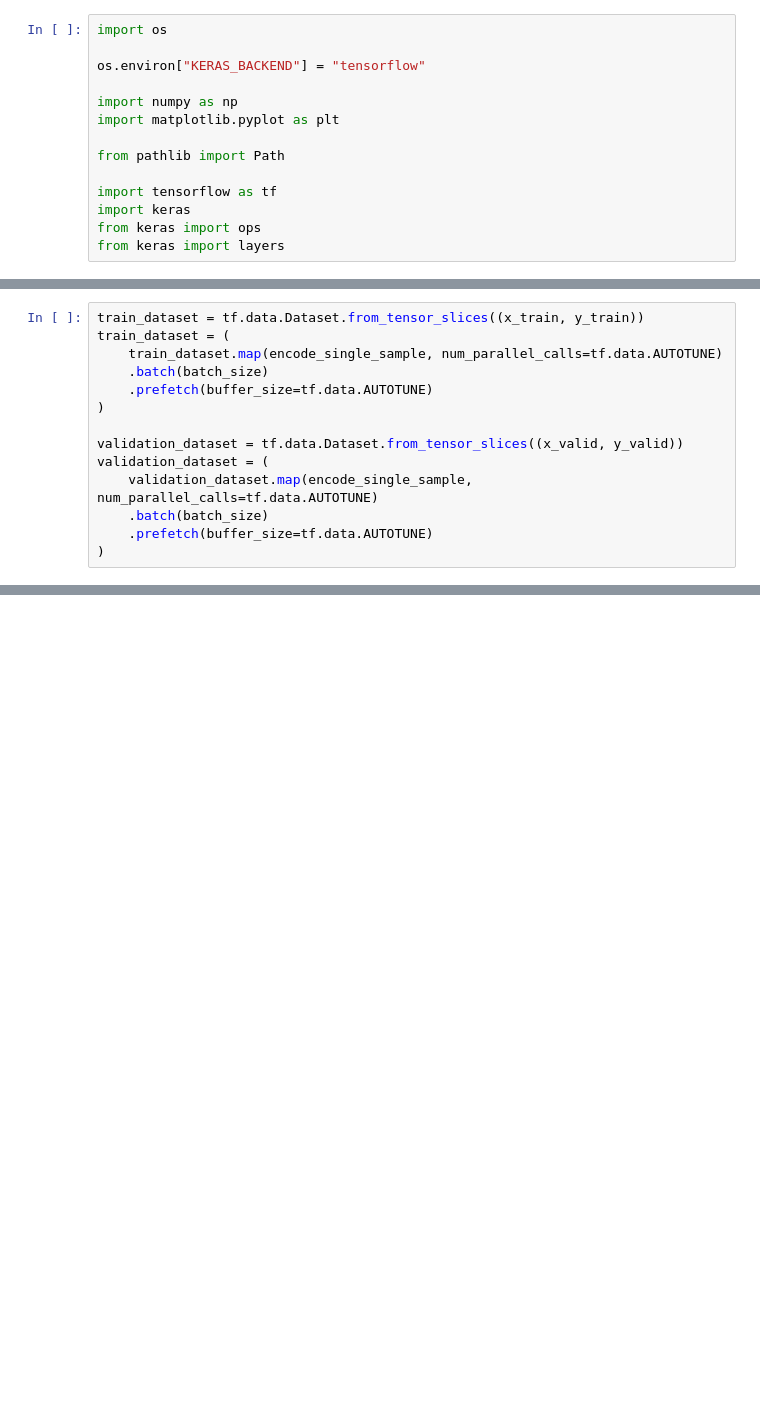
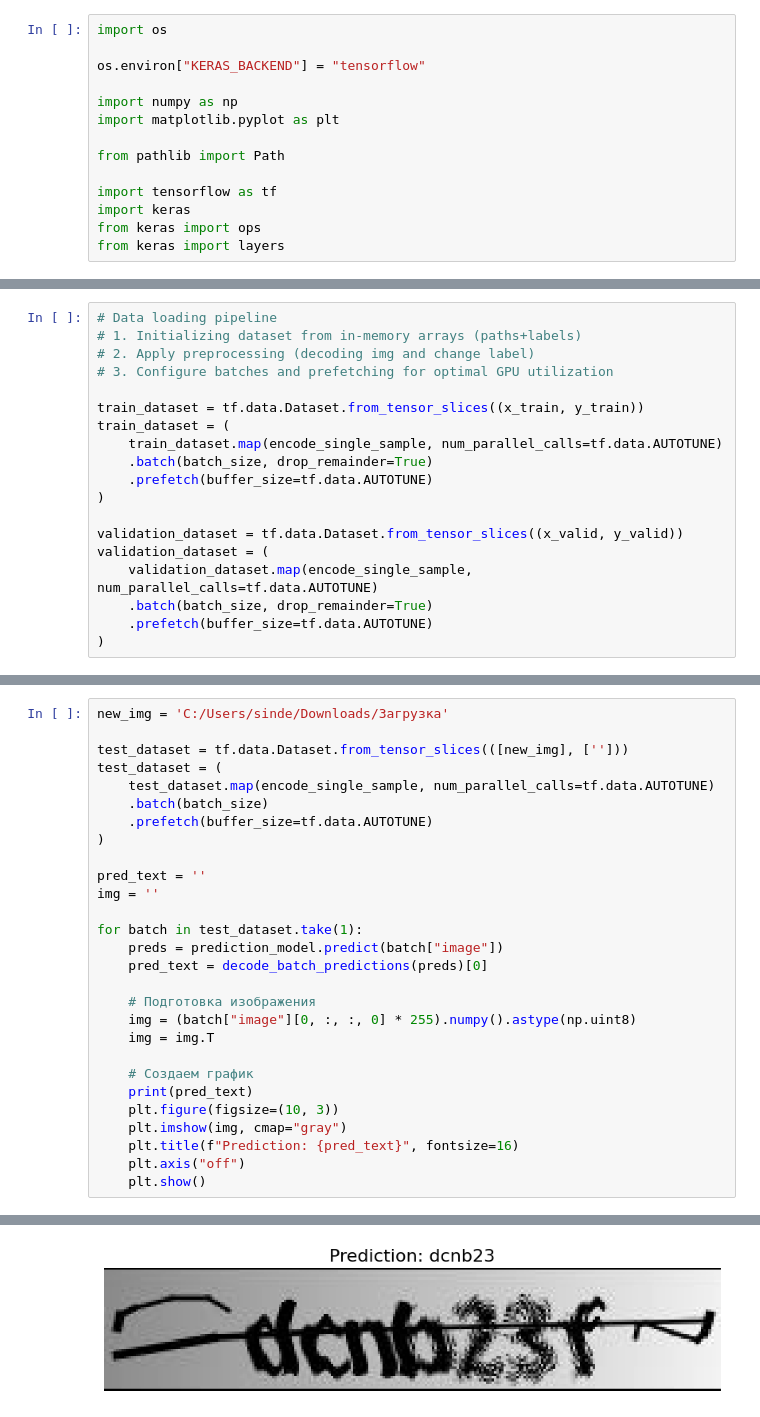
Before and after one commit to Sindereve/The_I-m_human_project, a Jupyter notebook: model_create.ipynb, the cells around one changed output, grey strips where cells are left out. Cells and saved outputs as stored; diff of their text form; blank space fills up the shorter version.

```diff
--- a/model_create.ipynb
+++ b/model_create.ipynb
@@ -116,14 +140,19 @@ def encode_single_sample(img_path, label):
 # %%
+# Data loading pipeline
+# 1. Initializing dataset from in-memory arrays (paths+labels)
+# 2. Apply preprocessing (decoding img and change label)
+# 3. Configure batches and prefetching for optimal GPU utilization
+
 train_dataset = tf.data.Dataset.from_tensor_slices((x_train, y_train))
 train_dataset = (
     train_dataset.map(encode_single_sample, num_parallel_calls=tf.data.AUTOTUNE)
-    .batch(batch_size)
+    .batch(batch_size, drop_remainder=True)
     .prefetch(buffer_size=tf.data.AUTOTUNE)
 )
 
 validation_dataset = tf.data.Dataset.from_tensor_slices((x_valid, y_valid))
 validation_dataset = (
     validation_dataset.map(encode_single_sample, num_parallel_calls=tf.data.AUTOTUNE)
-    .batch(batch_size)
+    .batch(batch_size, drop_remainder=True)
     .prefetch(buffer_size=tf.data.AUTOTUNE)
 )
@@ -471,0 +463,29 @@ for batch in test_dataset.take(1):
+# %%
+new_img = 'C:/Users/sinde/Downloads/Загрузка'
+
+test_dataset = tf.data.Dataset.from_tensor_slices(([new_img], ['']))
+test_dataset = (
+    test_dataset.map(encode_single_sample, num_parallel_calls=tf.data.AUTOTUNE)
+    .batch(batch_size)
+    .prefetch(buffer_size=tf.data.AUTOTUNE)
+)
+
+pred_text = ''
+img = ''
+
+for batch in test_dataset.take(1):
+    preds = prediction_model.predict(batch["image"])
+    pred_text = decode_batch_predictions(preds)[0]
+
+    # Подготовка изображения
+    img = (batch["image"][0, :, :, 0] * 255).numpy().astype(np.uint8)
+    img = img.T
+
+    # Создаем график
+    print(pred_text)
+    plt.figure(figsize=(10, 3))
+    plt.imshow(img, cmap="gray")
+    plt.title(f"Prediction: {pred_text}", fontsize=16)
+    plt.axis("off")
+    plt.show()
+# %% [output]
@@ -471,0 +494 @@ for batch in test_dataset.take(1):
+[figure, added]
```
Also changed, not shown: parts of 19 cells of this notebook, 2 other files.
